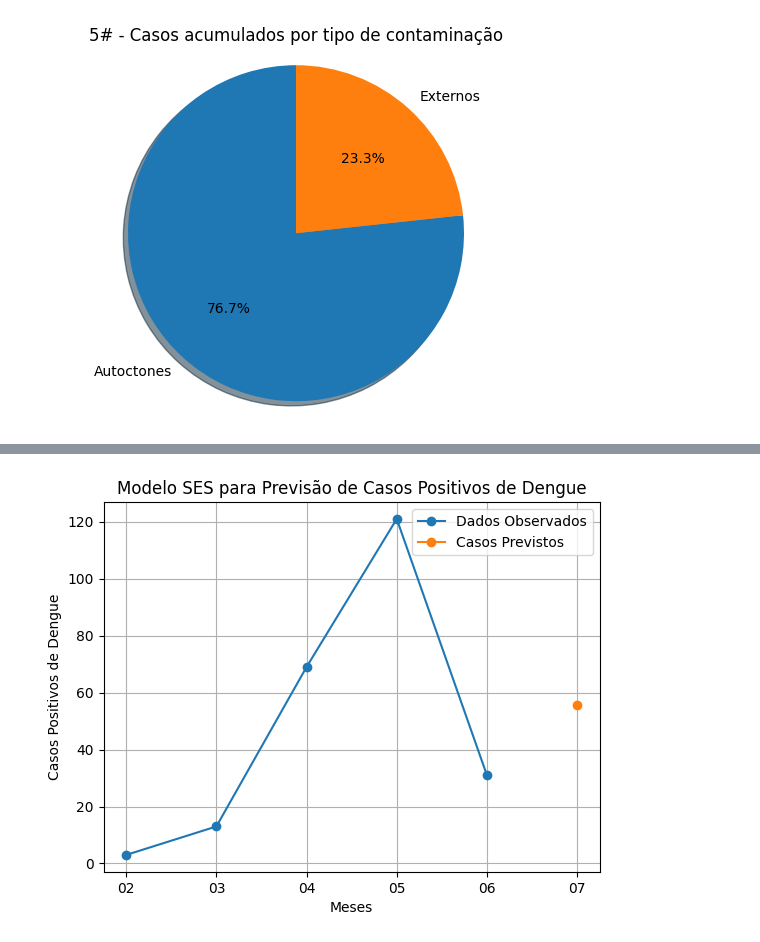
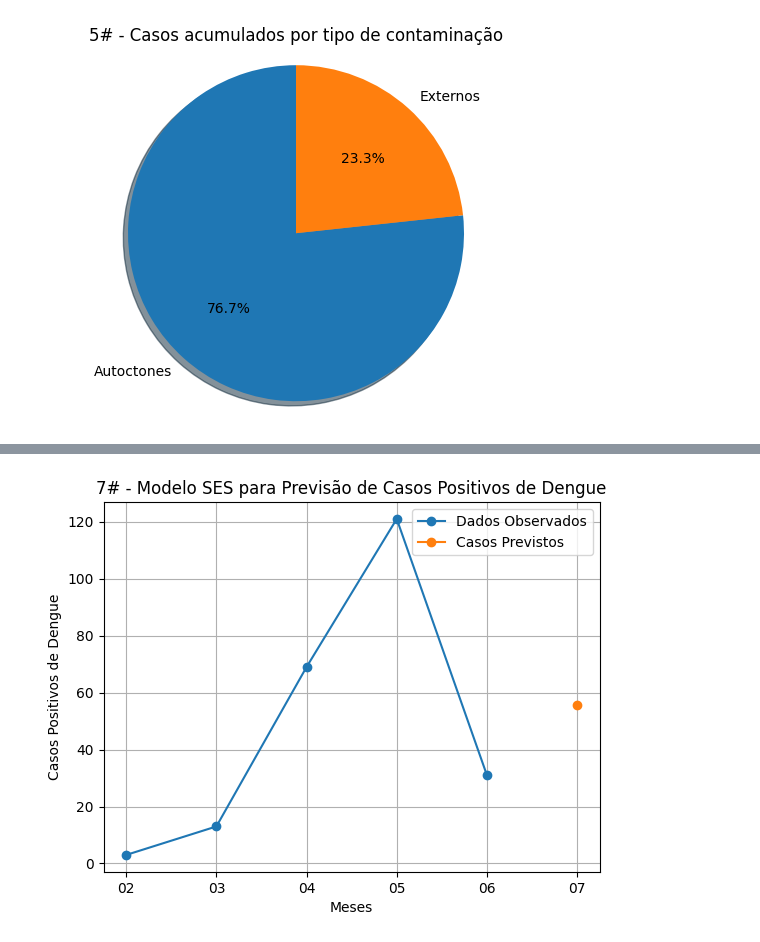
Before and after one commit to Guilherme-Turri/dengue-analisys-cpv-2023, a Jupyter notebook: main.ipynb, the cells around one changed output, grey strips where cells are left out. Drawn from its saved outputs; the diff is of its cells as text; code cells hidden in the pictures.

```diff
--- a/main.ipynb
+++ b/main.ipynb
@@ -171,27 +184,27 @@ increaseByMonth = graphPositivesByMonths
 # %%
 #suavização exponencial simples (SES)
 #It is a forecasting method that assigns greater weight to more recent values and progressively decreases the weight for earlier values.
 # Indicated for cases where the series does not exhibit a clear trend or seasonal pattern
 #Dengue has many factors, such as rainfall, climate, public policy, and population
 
 data = graphPositivesByMonths.iloc[:-1].copy()
 data['Meses'] = pd.to_datetime(data['Meses'], format='%m')
 data.set_index('Meses', inplace=True)
 data.index.freq = 'MS'
 #creating model
 sesModel = SimpleExpSmoothing(data)
 #adjust model
 sesResult = sesModel.fit()
 #doing predictions
 forecast = sesResult.forecast(1) #55
 # See results
 plt.plot(data.index.strftime('%m'), data, label='Dados Observados', marker='o')
 plt.plot(forecast.index.strftime('%m'), forecast, label='Casos Previstos', marker='o',  linestyle='-')
 plt.xlabel('Meses')
 plt.ylabel('Casos Positivos de Dengue')
-plt.title('Modelo SES para Previsão de Casos Positivos de Dengue')
+plt.title('7# - Modelo SES para Previsão de Casos Positivos de Dengue')
 plt.legend()
 plt.grid(True)
 plt.show()
 # %% [output]
-[figure, old version]
+[figure, new version]
```
Also changed, not shown: parts of 7 cells of this notebook.
